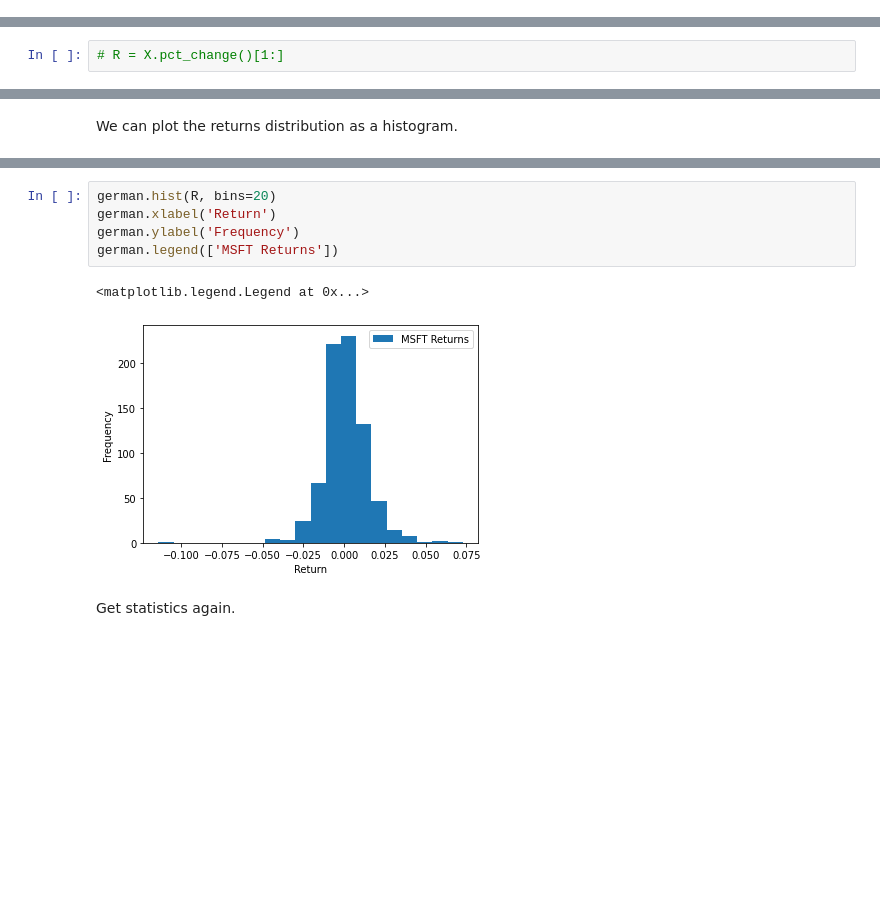
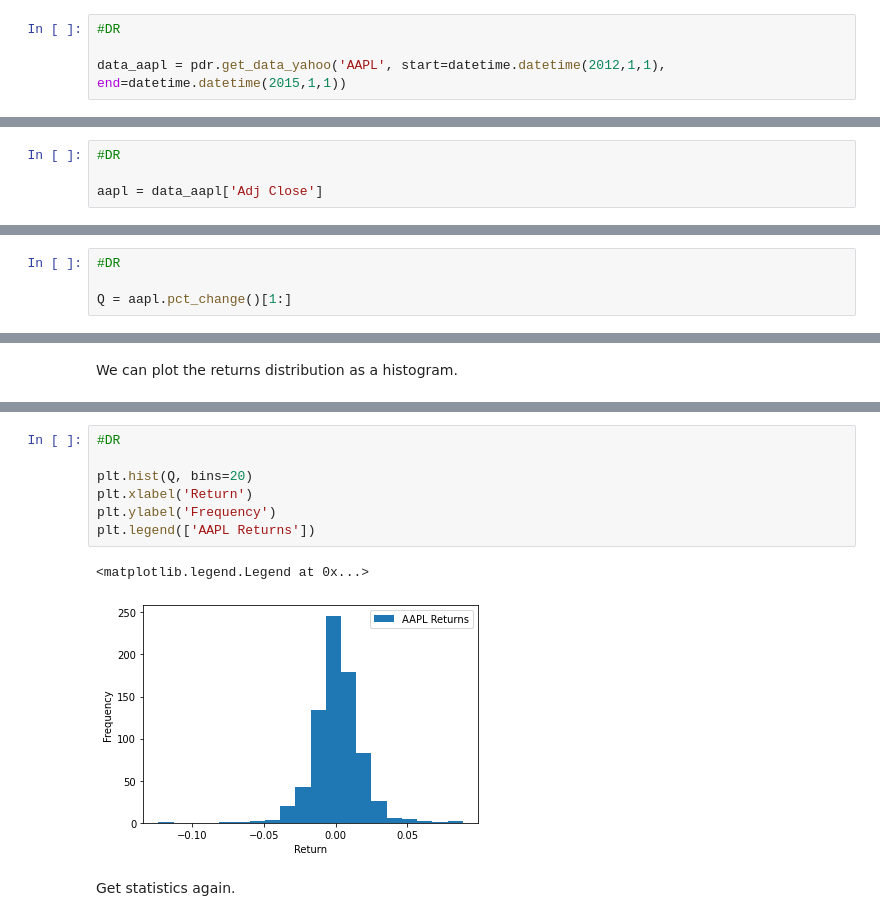
Before and after one commit to daveRios97/MetNumUN2021I, a Jupyter notebook: Lab1/drriosglecture1.ipynb, the cells around one changed output, grey strips where cells are left out. Saved outputs shown, nothing was run; the diff lists cells and outputs as text; blank space fills up the shorter version.

```diff
--- a/Lab1/drriosglecture1.ipynb
+++ b/Lab1/drriosglecture1.ipynb
@@ -220,2 +236,6 @@ data = pdr.get_data_yahoo('MSFT', start=datetime.datetime(2012,1,1), end=datetim
+# %%
+#DR
+
+data_aapl = pdr.get_data_yahoo('AAPL', start=datetime.datetime(2012,1,1), end=datetime.datetime(2015,1,1))
 # %% [markdown]
 Our data is now a dataframe. You can see the datetime index and the colums with different pricing data.
@@ -248,2 +284,6 @@ lect1 = data['Close']
+# %%
+#DR
+
+aapl = data_aapl['Adj Close']
 # %% [markdown]
 Because there is now also date information in our data, we provide two series to `.plot`. `X.index` gives us the datetime index, and `X.values` gives us the pricing values. These are used as the X and Y coordinates to make a graph.
@@ -282,2 +332,4 @@ We can use the `pct_change` function to get returns. Notice how we drop the firs
 # %%
-# R = X.pct_change()[1:]
+#DR
+
+Q = aapl.pct_change()[1:]
@@ -295,11 +345,13 @@ plt.legend(['MSFT Returns']);
 # %%
-german.hist(R, bins=20)
-german.xlabel('Return')
-german.ylabel('Frequency')
-german.legend(['MSFT Returns'])
+#DR
+
+plt.hist(Q, bins=20)
+plt.xlabel('Return')
+plt.ylabel('Frequency')
+plt.legend(['AAPL Returns'])
 # %% [output]
 <matplotlib.legend.Legend at 0x...>
-[figure, old version]
+[figure, new version]
 # %% [markdown]
 Get statistics again.
 # %%
```
Also changed, not shown: parts of 56 cells of this notebook, 2 other files.
